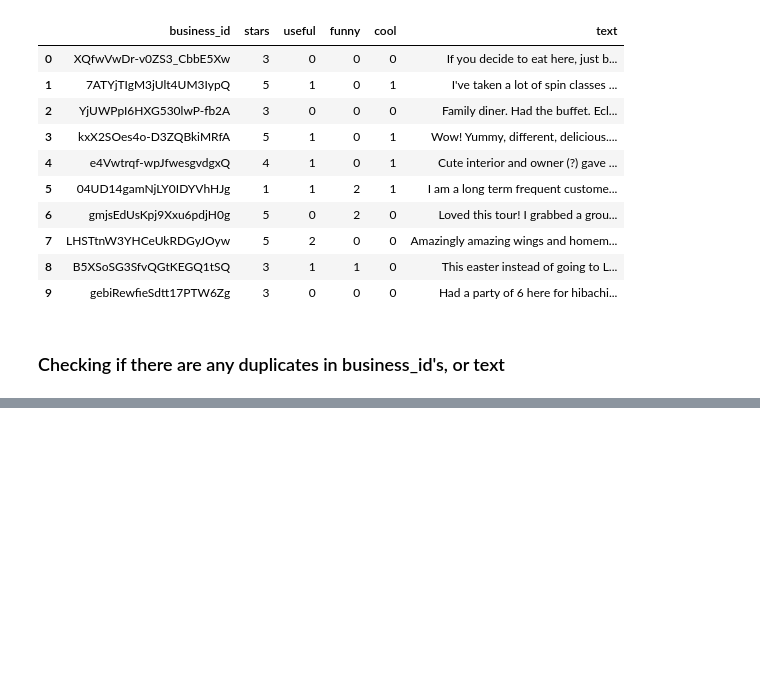
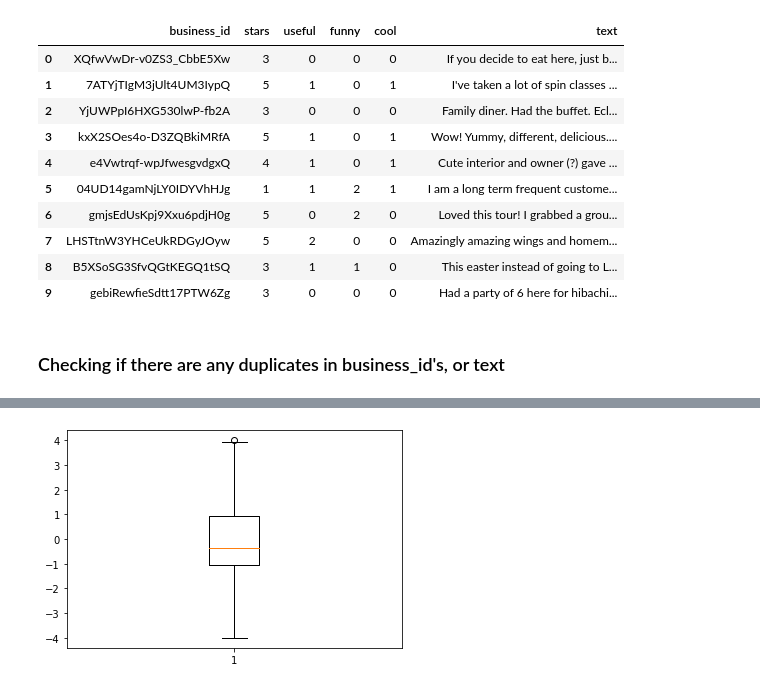
Before and after one commit to lonnagee/4447-Project, a Jupyter notebook: Yelp Reviews testing.ipynb, the cells around one changed output, grey strips where cells are left out. Cells and saved outputs as stored; diff of their text form; code cells hidden in the pictures; blank space fills up the shorter version.

```diff
--- a/Yelp Reviews testing.ipynb
+++ b/Yelp Reviews testing.ipynb
@@ -49,0 +116,14 @@ len(dups)
+# %%
+from sklearn.model_selection import GridSearchCV
+
+param_grid = {
+    'n_estimators': [3,10,30],
+    'max_features': [2,4,6,8],
+}
+rf_model_grid = RandomForestRegressor()
+grid_search = GridSearchCV(estimator=rf_model_grid,param_grid=param_grid,cv=5)
+grid_search.fit(x_train,y_train)
+
+best_model_1 = grid_search.best_estimator_
+y_pred = best_model_1.predict(x_test)
+rmse_1 = mean_squared_error(y_test, y_pred, squared=False)
@@ -49,0 +182,9 @@ len(dups)
+# %%
+# Median is slightly lower than zero
+
+difference = y_pred-y_test
+
+plt.boxplot(difference)
+plt.show()
+# %% [output]
+[figure, added]
```
Also changed, not shown: parts of 16 cells of this notebook.
